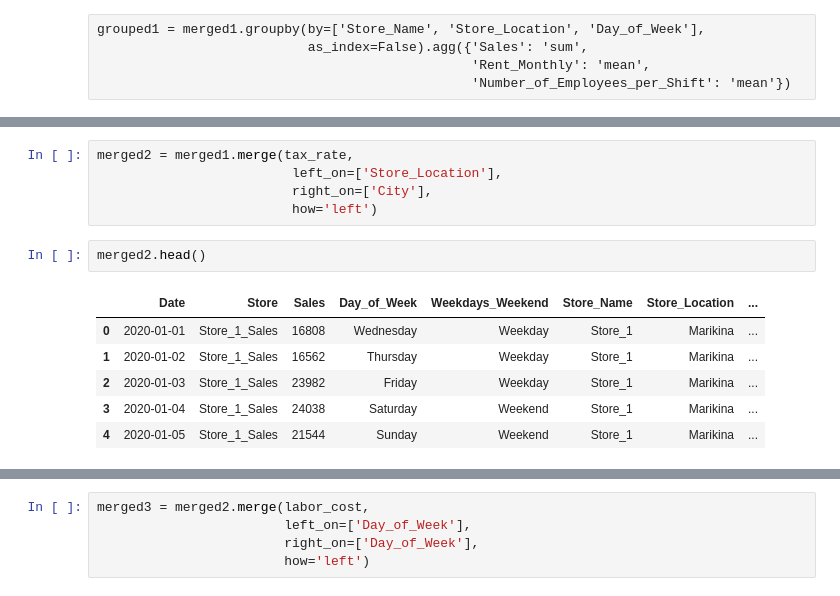
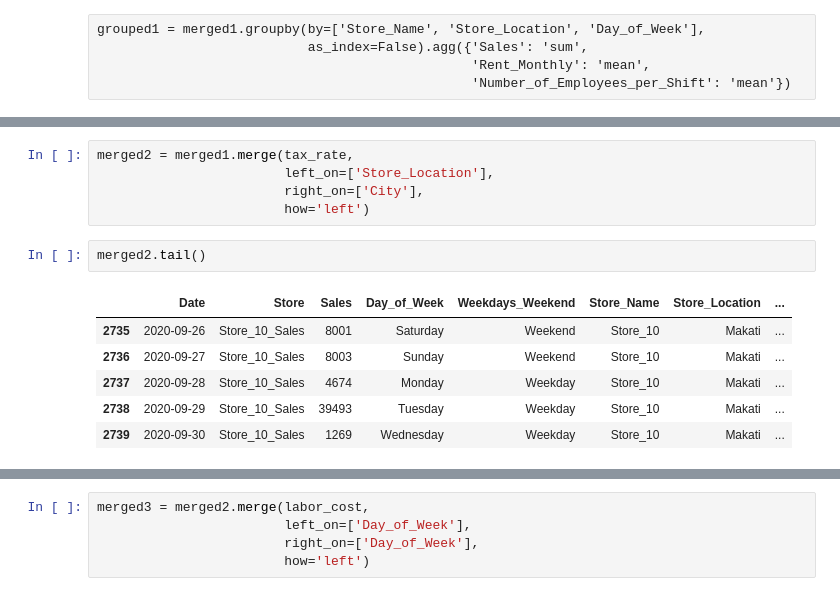
Before and after one commit to lnbalon/python_lectures, a Jupyter notebook: pandas_lecture/lecture.ipynb, the cells around one changed output, grey strips where cells are left out. Drawn from its saved outputs; the diff is of its cells as text.

```diff
--- a/pandas_lecture/lecture.ipynb
+++ b/pandas_lecture/lecture.ipynb
@@ -246,14 +321,14 @@ grouped1 = merged1.groupby(by=['Store_Name', 'Store_Location', 'Day_of_Week'],
 # %%
 merged2 = merged1.merge(tax_rate,
-                         left_on=['Store_Location'],
-                         right_on=['City'],
-                         how='left')
+                        left_on=['Store_Location'],
+                        right_on=['City'],
+                        how='left')
 # %%
-merged2.head()
+merged2.tail()
 # %% [output]
 |  | Date | Store | Sales | Day_of_Week | Weekdays_Weekend | Store_Name | Store_Location | ... |
-| 0 | 2020-01-01 | Store_1_Sales | 16808 | Wednesday | Weekday | Store_1 | Marikina | ... |
-| 1 | 2020-01-02 | Store_1_Sales | 16562 | Thursday | Weekday | Store_1 | Marikina | ... |
-| 2 | 2020-01-03 | Store_1_Sales | 23982 | Friday | Weekday | Store_1 | Marikina | ... |
-| 3 | 2020-01-04 | Store_1_Sales | 24038 | Saturday | Weekend | Store_1 | Marikina | ... |
-| 4 | 2020-01-05 | Store_1_Sales | 21544 | Sunday | Weekend | Store_1 | Marikina | ... |
+| 2735 | 2020-09-26 | Store_10_Sales | 8001 | Saturday | Weekend | Store_10 | Makati | ... |
+| 2736 | 2020-09-27 | Store_10_Sales | 8003 | Sunday | Weekend | Store_10 | Makati | ... |
+| 2737 | 2020-09-28 | Store_10_Sales | 4674 | Monday | Weekday | Store_10 | Makati | ... |
+| 2738 | 2020-09-29 | Store_10_Sales | 39493 | Tuesday | Weekday | Store_10 | Makati | ... |
+| 2739 | 2020-09-30 | Store_10_Sales | 1269 | Wednesday | Weekday | Store_10 | Makati | ... |
```
Also changed, not shown: parts of 36 cells of this notebook, 1 other file.
